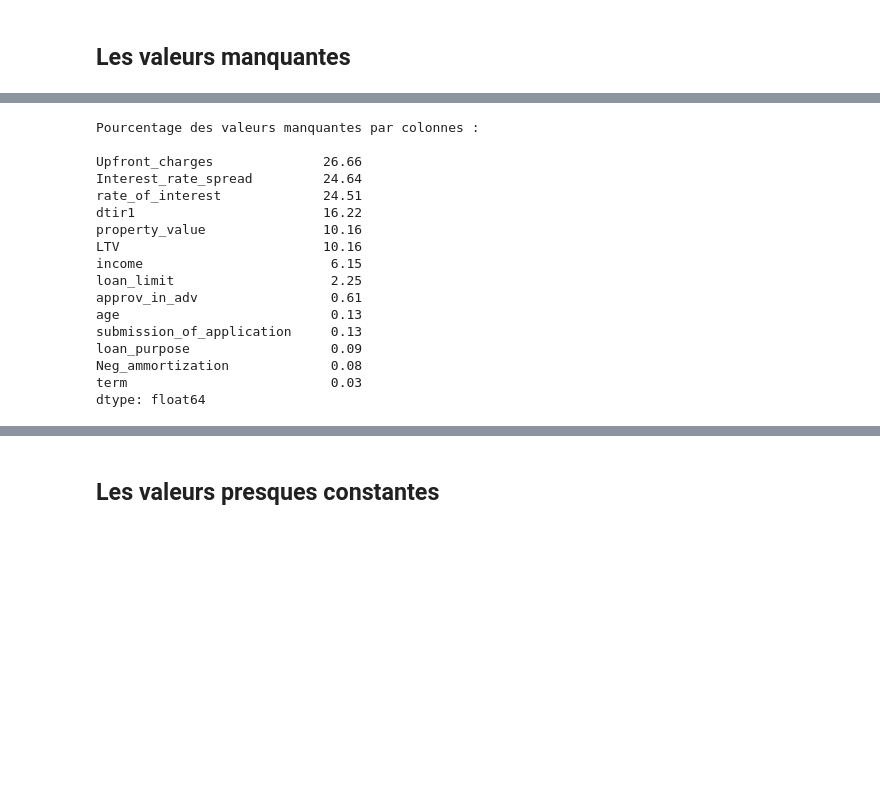
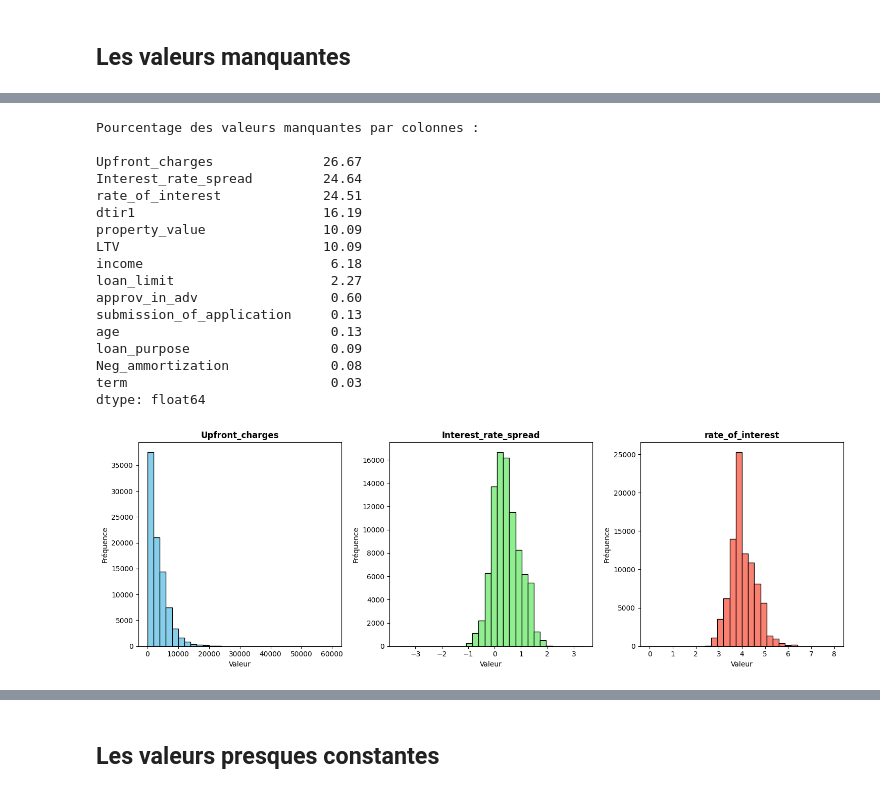
Before and after one commit to Wissem-Sahli-Engineer/CreditGuard-ML-Scoring, a Jupyter notebook: main.ipynb, the cells around one changed output, grey strips where cells are left out. Drawn from its saved outputs; the diff is of its cells as text; code cells hidden in the pictures; blank space fills up the shorter version.

```diff
--- a/main.ipynb
+++ b/main.ipynb
@@ -132,26 +184,55 @@ df = df.drop_duplicates()
 # %%
 print('Pourcentage des valeurs manquantes par colonnes : \n')
 
-missing = (df.isnull().mean()*100).round(2).sort_values(ascending=False)
+missing = (X_train.isnull().mean()*100).round(2).sort_values(ascending=False)
 print (missing[ missing > 0])
 # %% [output]
 Pourcentage des valeurs manquantes par colonnes :
 
-Upfront_charges              26.66
+Upfront_charges              26.67
 Interest_rate_spread         24.64
 rate_of_interest             24.51
-dtir1                        16.22
-property_value               10.16
-LTV                          10.16
-income                        6.15
-loan_limit                    2.25
-approv_in_adv                 0.61
+dtir1                        16.19
+property_value               10.09
+LTV                          10.09
+income                        6.18
+loan_limit                    2.27
+approv_in_adv                 0.60
+submission_of_application     0.13
 age                           0.13
-submission_of_application     0.13
 loan_purpose                  0.09
 Neg_ammortization             0.08
 term                          0.03
 dtype: float64
 # %%
 high_missing = ['Upfront_charges', 'Interest_rate_spread', 'rate_of_interest', 'dtir1', 'property_value', 'LTV']
+
+import matplotlib.pyplot as plt
+
+# Créer une figure avec 3 subplots (1 ligne, 3 colonnes)
+fig, axes = plt.subplots(1, 3, figsize=(15, 5))
+
+# Premier histogramme
+axes[0].hist(X_train['Upfront_charges'], bins=30, color='skyblue', edgecolor='black')
+axes[0].set_title('Upfront_charges', fontsize=12, fontweight='bold')
+axes[0].set_xlabel('Valeur')
+axes[0].set_ylabel('Fréquence')
+
+# Deuxième histogramme
+axes[1].hist(X_train['Interest_rate_spread'], bins=30, color='lightgreen', edgecolor='black')
+axes[1].set_title('Interest_rate_spread', fontsize=12, fontweight='bold')
+axes[1].set_xlabel('Valeur')
+axes[1].set_ylabel('Fréquence')
+
+# Troisième histogramme
+axes[2].hist(X_train['rate_of_interest'], bins=30, color='salmon', edgecolor='black')
+axes[2].set_title('rate_of_interest', fontsize=12, fontweight='bold')
+axes[2].set_xlabel('Valeur')
+axes[2].set_ylabel('Fréquence')
+
+# Ajuster l'espacement entre les subplots
+plt.tight_layout()
+plt.show()
+# %% [output]
+[figure, added]
 # %%
```
Also changed, not shown: parts of 43 cells of this notebook, 2 other files.
